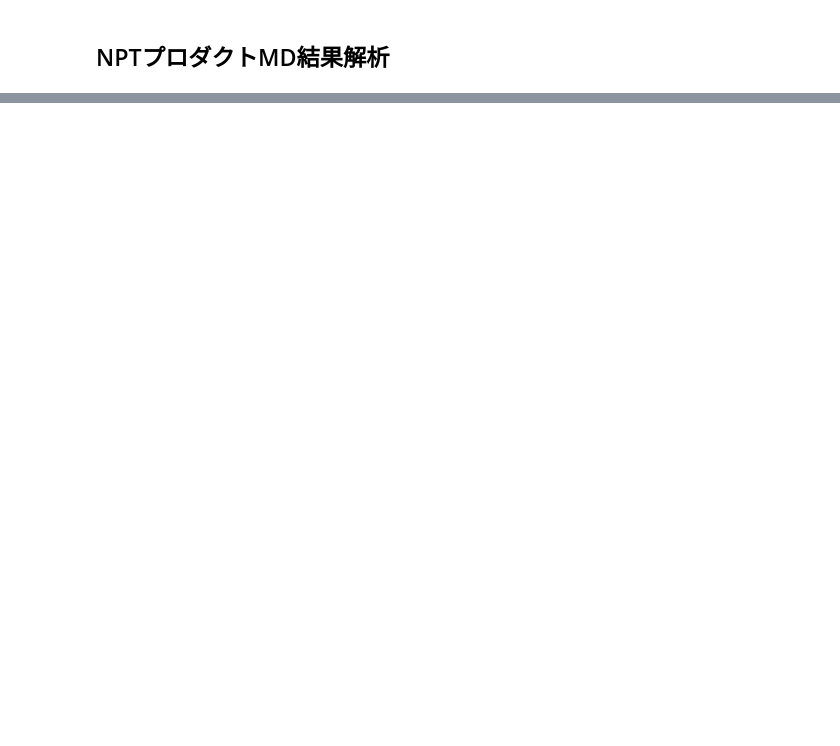
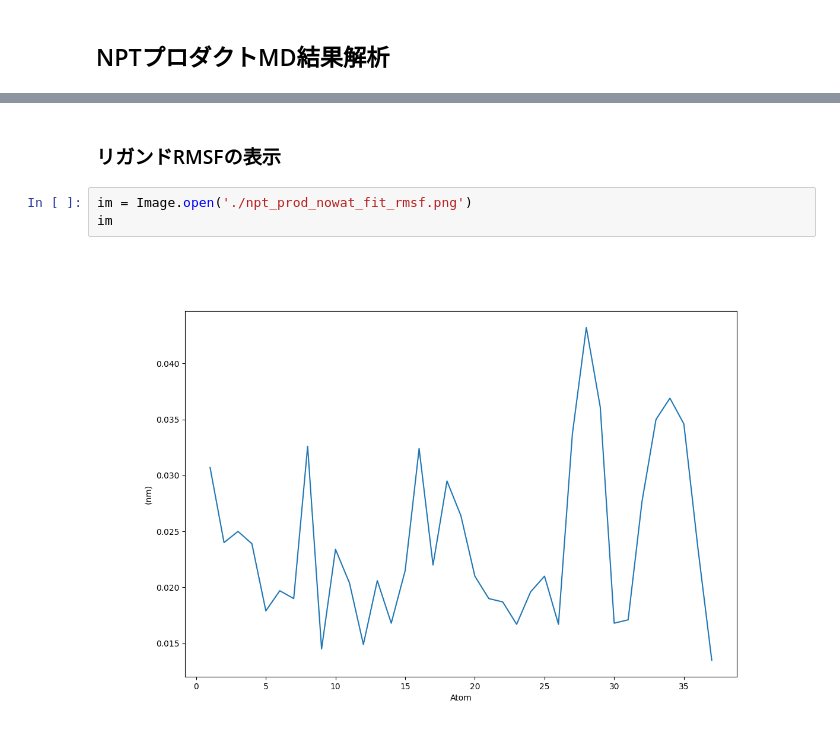
Before and after one commit to mkatouda/placingmd, a Jupyter notebook: placingmd_tutorial_jp.ipynb, the cells around one changed output, grey strips where cells are left out. Drawn from its saved outputs; the diff is of its cells as text; blank space fills up the shorter version.

```diff
--- a/placingmd_tutorial_jp.ipynb
+++ b/placingmd_tutorial_jp.ipynb
@@ -399,0 +561,7 @@ im
+# %% [markdown]
+### リガンドRMSFの表示
+# %%
+im = Image.open('./npt_prod_nowat_fit_rmsf.png')
+im
+# %% [output]
+[figure, added]
```
Also changed, not shown: parts of 48 cells of this notebook.
